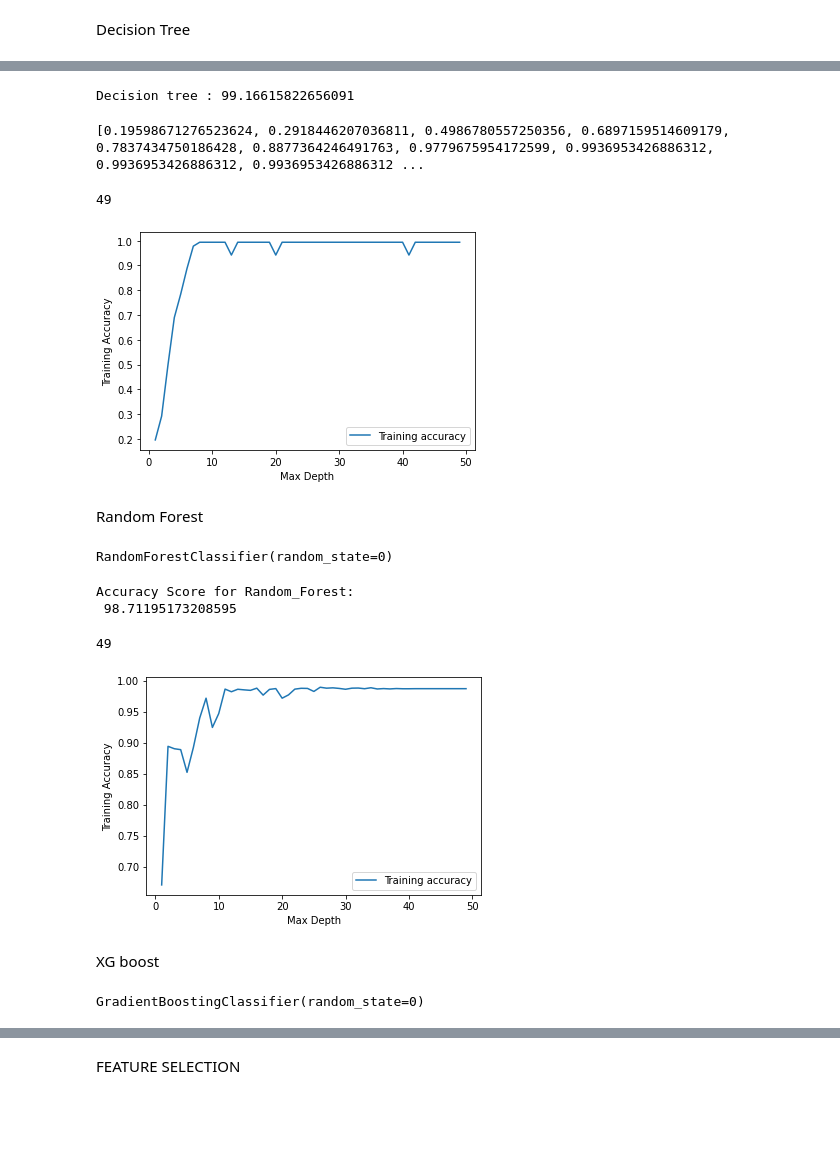
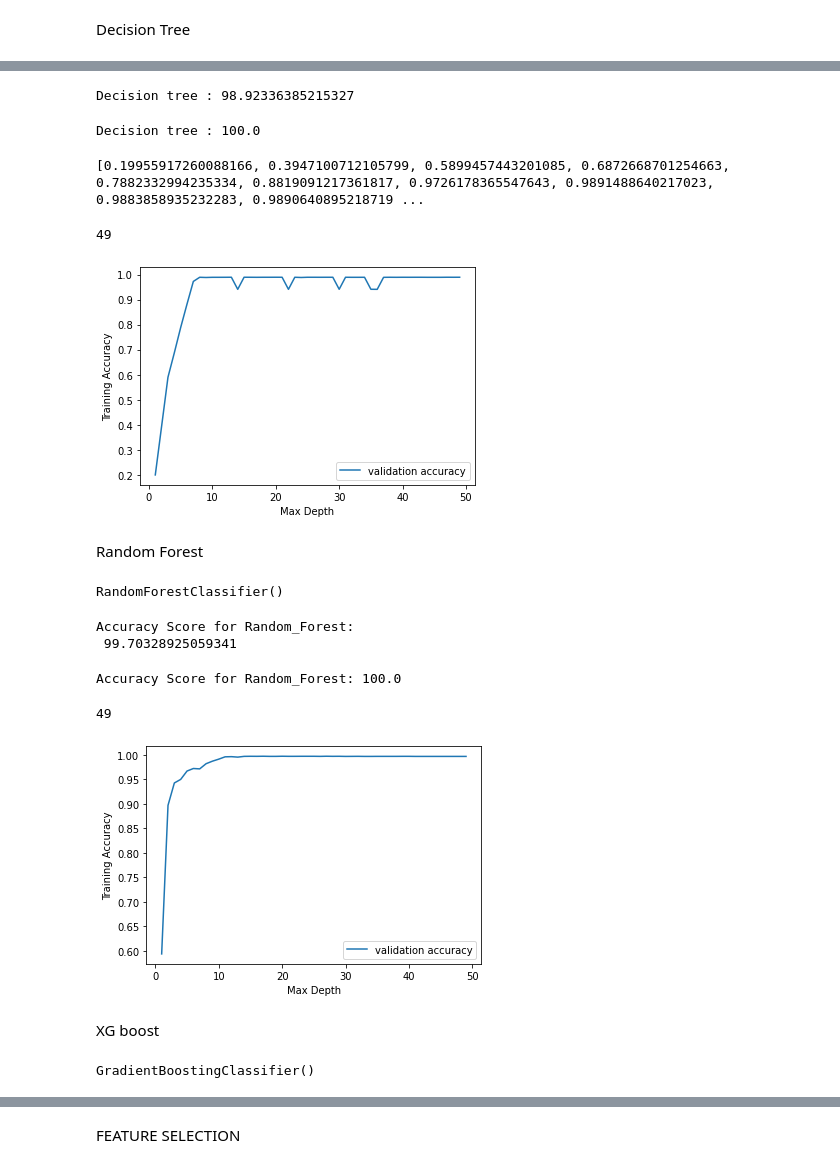
Before and after one commit to FathimaNazarudeen/project, a Jupyter notebook: DDoS/project_ddos.ipynb, the cells around one changed output, grey strips where cells are left out. Drawn from its saved outputs; the diff is of its cells as text; code cells hidden in the pictures; blank space fills up the shorter version.

```diff
--- a/DDoS/project_ddos.ipynb
+++ b/DDoS/project_ddos.ipynb
@@ -9,16 +9,16 @@ drive.mount('/content/drive')
 # %% [output]
 Mounted at /content/drive
 # %%
-DrDoS_DNS_data_1_per = pd.read_csv('/content/drive/MyDrive/01-12/DrDoS_DNS.csv',nrows=5000)
-DrDoS_LDAP_data_2_0_per = pd.read_csv('/content/drive/MyDrive/01-12/DrDoS_LDAP.csv',nrows=5000)
-DrDoS_MSSQL_data_1_3_per = pd.read_csv('/content/drive/MyDrive/01-12/DrDoS_MSSQL.csv',nrows=5000)
-DrDoS_NetBIOS_data_1_3_per = pd.read_csv('/content/drive/MyDrive/01-12/DrDoS_NetBIOS.csv',nrows=5000)
-DrDoS_NTP_data_data_5_per = pd.read_csv('/content/drive/MyDrive/01-12/DrDoS_NTP.csv',nrows=5000)
-DrDoS_SNMP_data_1_3_per = pd.read_csv('/content/drive/MyDrive/01-12/DrDoS_SNMP.csv',nrows=5000)
-DrDoS_SSDP_data_2_per = pd.read_csv('/content/drive/MyDrive/01-12/DrDoS_SSDP.csv',nrows=5000)
-DrDoS_UDP_data_2_per = pd.read_csv('/content/drive/MyDrive/01-12/DrDoS_UDP.csv',nrows=5000)
-Syn_data_4_per = pd.read_csv('/content/drive/MyDrive/01-12/Syn.csv',nrows=5000)
-UDPLag_data_2_0_per = pd.read_csv('/content/drive/MyDrive/01-12/UDPLag.csv',nrows=5000)
+DrDoS_DNS_data_1_per = pd.read_csv('/content/drive/MyDrive/01-12/DrDoS_DNS.csv',nrows=6000)
+DrDoS_LDAP_data_2_0_per = pd.read_csv('/content/drive/MyDrive/01-12/DrDoS_LDAP.csv',nrows=6000)
+DrDoS_MSSQL_data_1_3_per = pd.read_csv('/content/drive/MyDrive/01-12/DrDoS_MSSQL.csv',nrows=6000)
+DrDoS_NetBIOS_data_1_3_per = pd.read_csv('/content/drive/MyDrive/01-12/DrDoS_NetBIOS.csv',nrows=6000)
+DrDoS_NTP_data_data_5_per = pd.read_csv('/content/drive/MyDrive/01-12/DrDoS_NTP.csv',nrows=6000)
+DrDoS_SNMP_data_1_3_per = pd.read_csv('/content/drive/MyDrive/01-12/DrDoS_SNMP.csv',nrows=6000)
+DrDoS_SSDP_data_2_per = pd.read_csv('/content/drive/MyDrive/01-12/DrDoS_SSDP.csv',nrows=6000)
+DrDoS_UDP_data_2_per = pd.read_csv('/content/drive/MyDrive/01-12/DrDoS_UDP.csv',nrows=6000)
+Syn_data_4_per = pd.read_csv('/content/drive/MyDrive/01-12/Syn.csv',nrows=6000)
+UDPLag_data_2_0_per = pd.read_csv('/content/drive/MyDrive/01-12/UDPLag.csv',nrows=6000)
 # %%
 data = pd.concat([DrDoS_DNS_data_1_per, DrDoS_LDAP_data_2_0_per, DrDoS_MSSQL_data_1_3_per, DrDoS_NetBIOS_data_1_3_per, DrDoS_NTP_data_data_5_per, DrDoS_SNMP_data_1_3_per, DrDoS_SSDP_data_2_per, DrDoS_UDP_data_2_per, Syn_data_4_per, UDPLag_data_2_0_per], ignore_index = True)
 # %%
@@ -190,7 +190,7 @@ df2 = pd.DataFrame(data_X)
 df2.to_csv(r'my_data.csv', index=False)
 # %%
 from sklearn.model_selection import train_test_split
-X_train, X_test,y_train, y_test = train_test_split(data_X, data_y_trans, test_size = 0.30, random_state = 42)
+X_train, X_test,y_train, y_test = train_test_split(data_X, data_y_trans, test_size = 0.2)
 # %%
 from sklearn.preprocessing import StandardScaler
 ss = StandardScaler()
@@ -213,7 +213,13 @@ from sklearn.metrics import accuracy_score
 accuracy_1=accuracy_score(y_test,res)
 print("Decision tree :",accuracy_1*100)
 # %% [output]
-Decision tree : 99.16615822656091
+Decision tree : 98.92336385215327
+# %%
+ress=ml.predict(X_train_std)
+acc11=accuracy_score(y_train,ress)
+print("Decision tree :",acc11*100)
+# %% [output]
+Decision tree : 100.0
 # %%
 import matplotlib.pyplot as plt
 acc=[]
@@ -227,28 +233,28 @@ for i in range(1,50):
 # %%
 print(acc)
 # %% [output]
-[0.19598671276523624, 0.2918446207036811, 0.4986780557250356, 0.6897159514609179, 0.7837434750186428, 0.8877364246491763, 0.9779675954172599, 0.9936953426886312, 0.9936953426886312, 0.9936953426886312 ...
+[0.19955917260088166, 0.3947100712105799, 0.5899457443201085, 0.6872668701254663, 0.7882332994235334, 0.8819091217361817, 0.9726178365547643, 0.9891488640217023, 0.9883858935232283, 0.9890640895218719 ...
 # %%
 print(i)
 # %% [output]
 49
 # %%
 y=[k for k in range(1,i+1)]
-plt.plot(y,acc, label='Training accuracy')
+plt.plot(y,acc, label='validation accuracy')
 plt.xlabel('Max Depth') # Label x-axis
 plt.ylabel('Training Accuracy') # Label y-axis
 plt.legend() # Show plot labels as legend
 plt.show() # Show graph
 # %% [output]
-[figure, old version]
+[figure, new version]
 # %% [markdown]
 Random Forest
 # %%
 from sklearn.ensemble import RandomForestClassifier
-rf1 = RandomForestClassifier(max_depth=None, random_state=0)
+rf1 = RandomForestClassifier()
 rf1.fit(X_train_std, y_train)
 # %% [output]
-RandomForestClassifier(random_state=0)
+RandomForestClassifier()
 # %%
 rf_y_pred1 = rf1.predict(X_test_std)
 # %%
@@ -256,7 +262,13 @@ acc_score1 = accuracy_score(y_test, rf_y_pred1)
 print("Accuracy Score for Random_Forest: \n", acc_score1*100)
 # %% [output]
 Accuracy Score for Random_Forest:
- 98.71195173208595
+ 99.70328925059341
+# %%
+ress_rf=ml.predict(X_train_std)
+acc_rf=accuracy_score(y_train,ress_rf)
+print("Accuracy Score for Random_Forest:",acc_rf*100)
+# %% [output]
+Accuracy Score for Random_Forest: 100.0
 # %%
 import matplotlib.pyplot as plt
 acc=[]
@@ -274,23 +286,22 @@ i
 49
 # %%
 y=[k for k in range(1,i+1)]
-plt.plot(y,acc, label='Training accuracy')
+plt.plot(y,acc, label='validation accuracy')
 plt.xlabel('Max Depth') # Label x-axis
 plt.ylabel('Training Accuracy') # Label y-axis
 plt.legend() # Show plot labels as legend
 plt.show() # Show graph
 # %% [output]
-[figure, old version]
+[figure, new version]
 # %% [markdown]
 XG boost
 # %%
 from sklearn.ensemble import GradientBoostingClassifier
 # %%
-gradient_boost1 = GradientBoostingClassifier(n_estimators=100, learning_rate=0.1,
-max_depth=3, random_state=0)
+gradient_boost1 = GradientBoostingClassifier()
 gradient_boost1.fit(X_train_std, y_train)
 # %% [output]
-GradientBoostingClassifier(random_state=0)
+GradientBoostingClassifier()
 # %%
 res_xg1=gradient_boost1.predict(X_test_std)
 # %%
```
Also changed, not shown: parts of 24 cells of this notebook.
